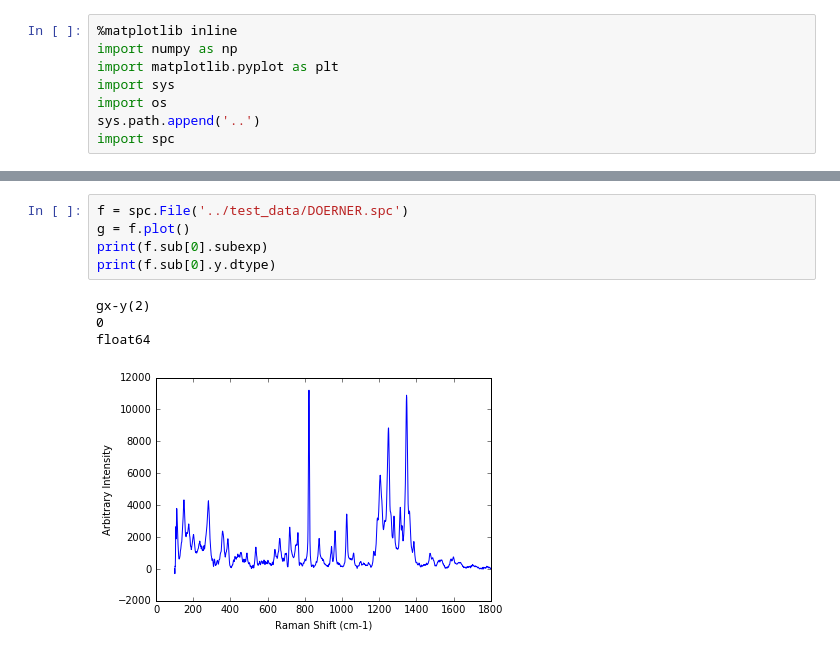
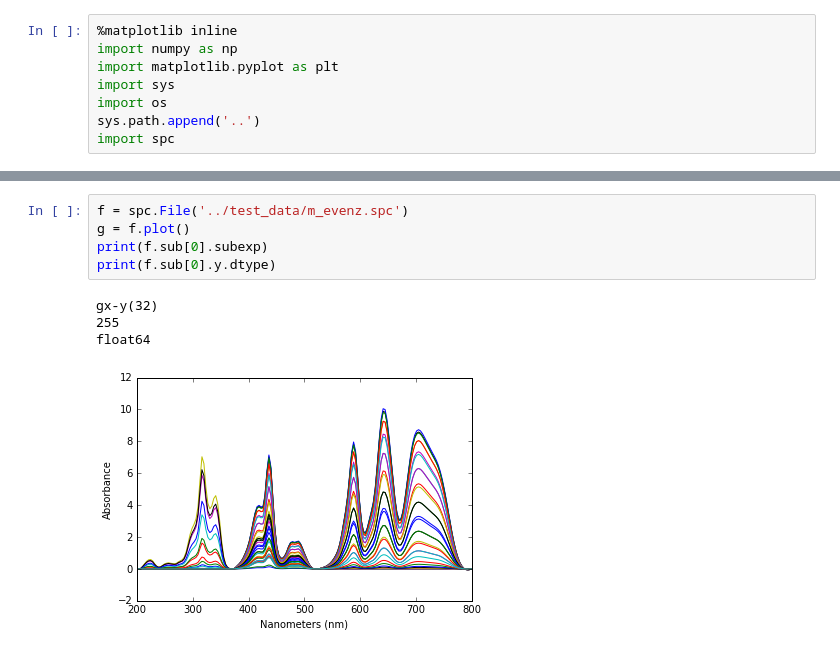
Before and after one commit to rohanisaac/spc, a Jupyter notebook: notebooks/spc_test.ipynb, the cells around one changed output, grey strips where cells are left out. Cells and saved outputs as stored; diff of their text form.

```diff
--- a/notebooks/spc_test.ipynb
+++ b/notebooks/spc_test.ipynb
@@ -19,10 +29,10 @@ Ft-ir.spc*                       MERC.SPC*    NMR_SPC.SPC*  TS01.SPC*
 # %%
-f = spc.File('../test_data/DOERNER.spc')
+f = spc.File('../test_data/m_evenz.spc')
 g = f.plot()
 print(f.sub[0].subexp)
 print(f.sub[0].y.dtype)
 # %% [output]
-gx-y(2)
-0
+gx-y(32)
+255
 float64
-[figure, old version]
+[figure, new version]
```
Also changed, not shown: parts of 6 cells of this notebook, 35 other files.
